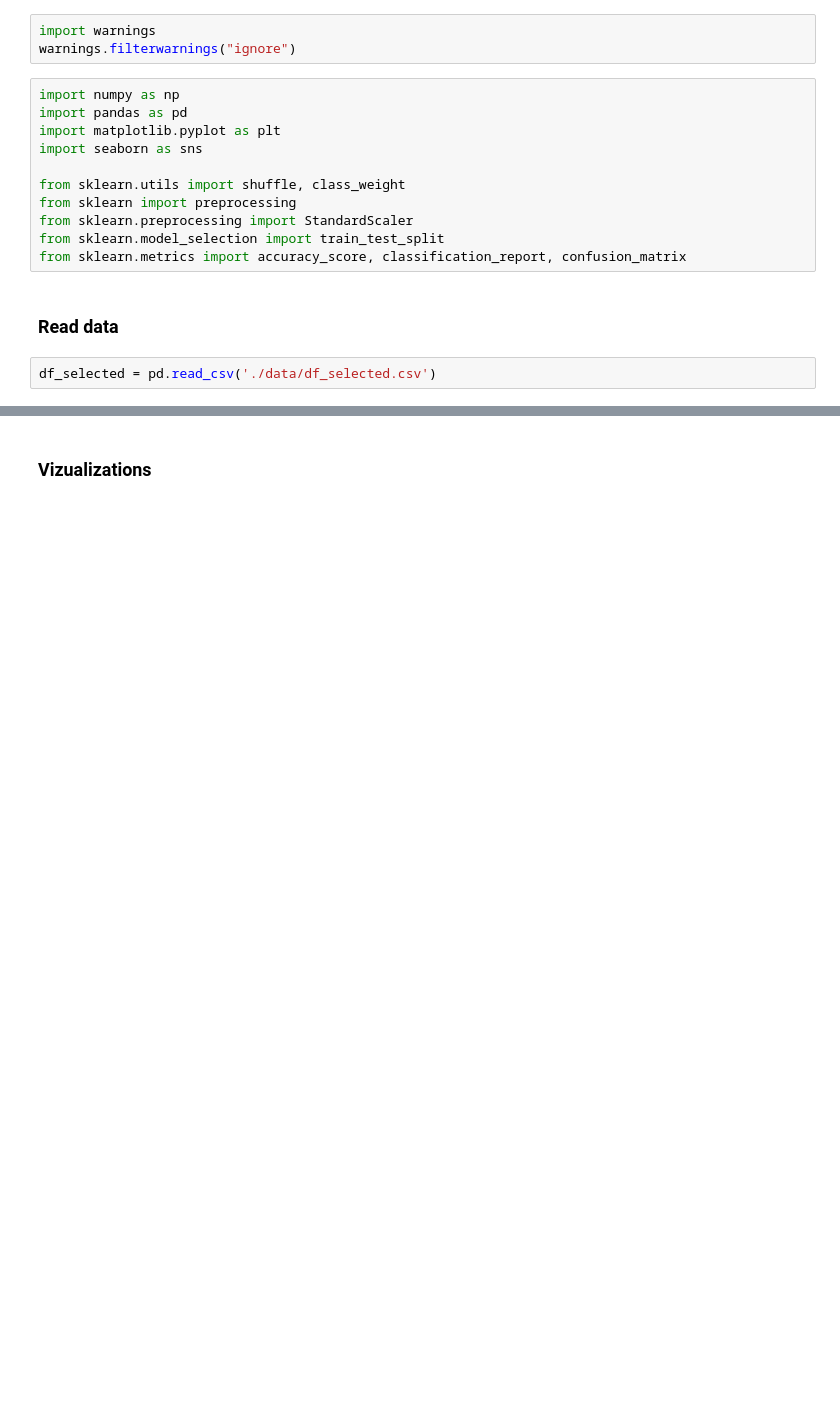
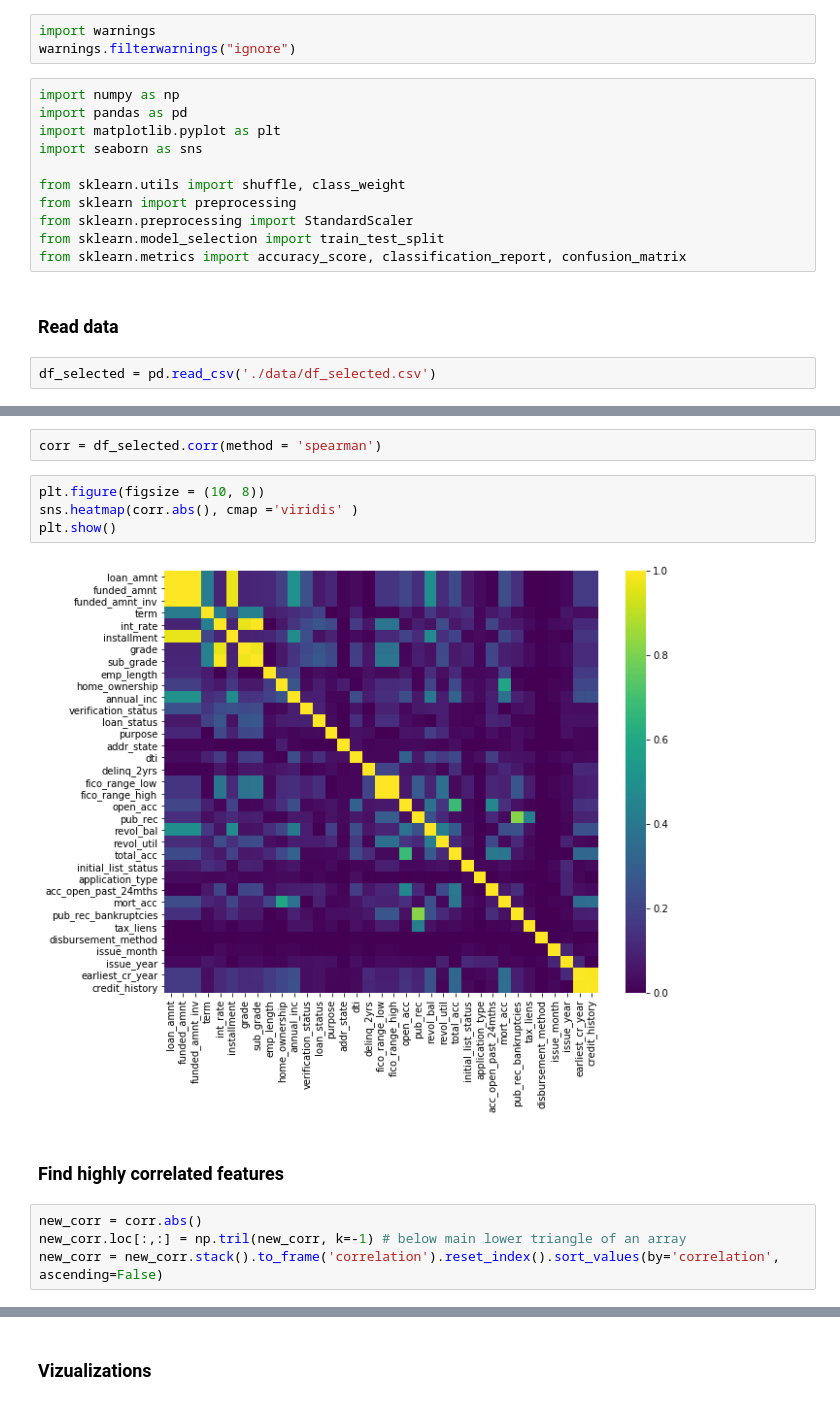
Before and after one commit to msahamed/lending_loan_prediction, a Jupyter notebook: eda.ipynb, the cells around one changed output, grey strips where cells are left out. Saved outputs shown, nothing was run; the diff lists cells and outputs as text; blank space fills up the shorter version.

```diff
--- a/eda.ipynb
+++ b/eda.ipynb
@@ -66,0 +79,14 @@ def plot_feature(df, col_name, isContinuous):
+# %%
+corr = df_selected.corr(method = 'spearman')
+# %%
+plt.figure(figsize = (10, 8))
+sns.heatmap(corr.abs(), cmap ='viridis' )
+plt.show()
+# %% [output]
+[figure, added]
+# %% [markdown]
+### Find highly correlated features
+# %%
+new_corr = corr.abs()
+new_corr.loc[:,:] = np.tril(new_corr, k=-1) # below main lower triangle of an array
+new_corr = new_corr.stack().to_frame('correlation').reset_index().sort_values(by='correlation', ascending=False)
```
Also changed, not shown: parts of 52 cells of this notebook, 3 other files.
